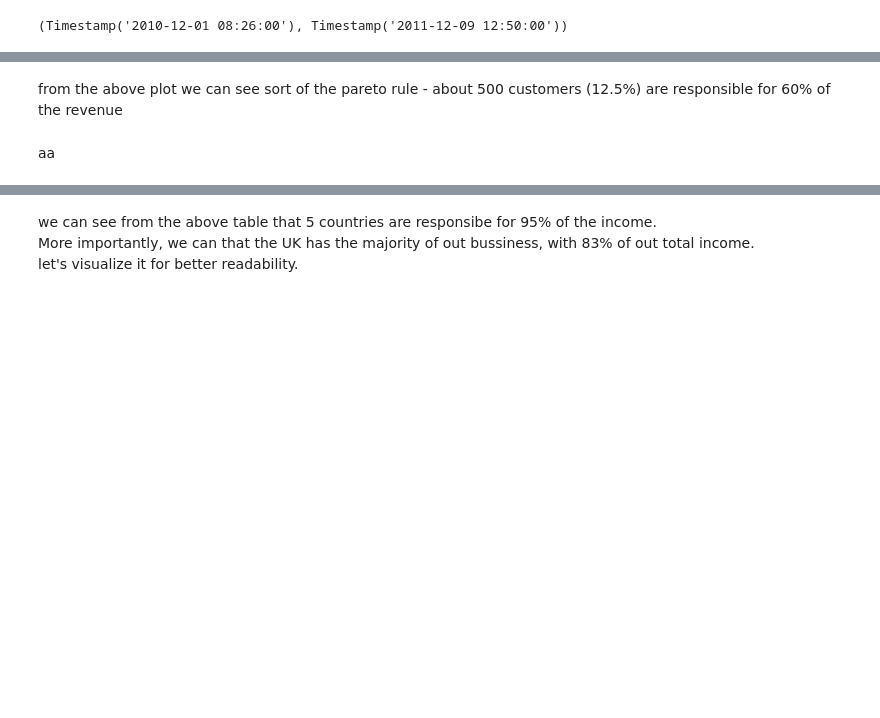
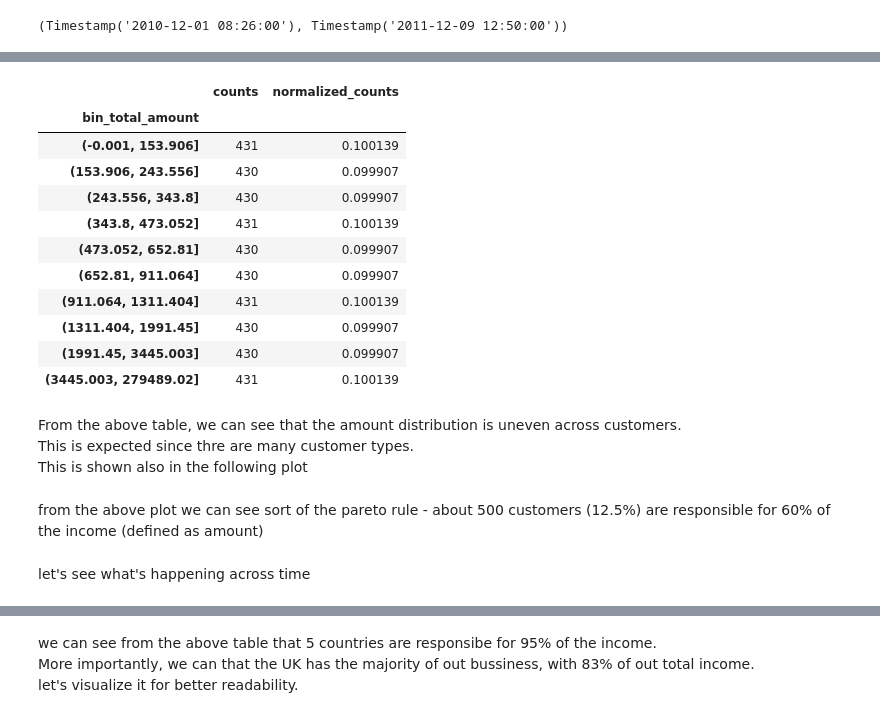
Before and after one commit to DanBasson/Raven, a Jupyter notebook: Analysis.ipynb, the cells around one changed output, grey strips where cells are left out. Saved outputs shown, nothing was run; the diff lists cells and outputs as text; code cells hidden in the pictures; blank space fills up the shorter version.

```diff
--- a/Analysis.ipynb
+++ b/Analysis.ipynb
@@ -49,9 +59,29 @@ print(f'total customers - {processed_df[customerid].nunique()}')
 # %%
+# check the distribution of each customer's amount
+
 customer_amount = processed_df.groupby(customerid, as_index=False)[amount].sum()
 customer_amount['bin_total_amount'] = pd.qcut(customer_amount[amount], 10)
 series_vc = customer_amount['bin_total_amount']
-pd.concat([series_vc.value_counts(dropna=False), series_vc
+vc = pd.concat([series_vc.value_counts(dropna=False), series_vc
                 .value_counts(normalize=True, dropna=False)], keys=['counts', 'normalized_counts'], axis=1)
+vc.sort_index()
+# %% [output]
+|  | counts | normalized_counts |
+| bin_total_amount |  |  |
+| (-0.001, 153.906] | 431 | 0.100139 |
+| (153.906, 243.556] | 430 | 0.099907 |
+| (243.556, 343.8] | 430 | 0.099907 |
+| (343.8, 473.052] | 431 | 0.100139 |
+| (473.052, 652.81] | 430 | 0.099907 |
+| (652.81, 911.064] | 430 | 0.099907 |
+| (911.064, 1311.404] | 431 | 0.100139 |
+| (1311.404, 1991.45] | 430 | 0.099907 |
+| (1991.45, 3445.003] | 430 | 0.099907 |
+| (3445.003, 279489.02] | 431 | 0.100139 |
+# %% [markdown]
+From the above table, we can see that the amount distribution is uneven across customers. <br>
+This is expected since thre are many customer types.<br>
+This is shown also in the following plot
 # %%
 customer_cumsum_df = customer_cumsum(processed_df)
 fig = px.line(customer_cumsum_df, x=range(customer_cumsum_df.shape[0]), y="amount_cumsum",
@@ -59,9 +89,9 @@ fig = px.line(customer_cumsum_df, x=range(customer_cumsum_df.shape[0]), y="amoun
 fig.update_layout(xaxis_title="accumulated customers".title(), yaxis_title="amount ratio".title())
 fig.show()
 # %% [markdown]
-from the above plot we can see sort of the pareto rule - about 500 customers (12.5%) are responsible for 60% of the revenue
+from the above plot we can see sort of the pareto rule - about 500 customers (12.5%) are responsible for 60% of the income (defined as amount)
-# %% [markdown]
-aa
+# %% [markdown]
+let's see what's happening across time
 # %%
 monthly_amount, monthly_transactions, monthly_avg_transaction_amount = monthly_revenue_and_transactions(processed_df)
 
```
Also changed, not shown: parts of 60 cells of this notebook.
